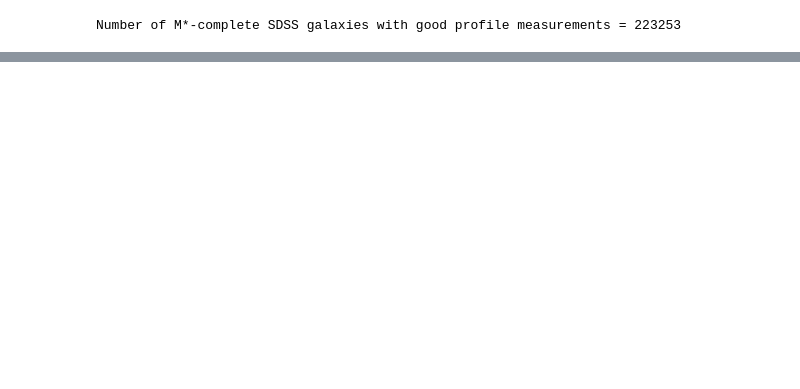
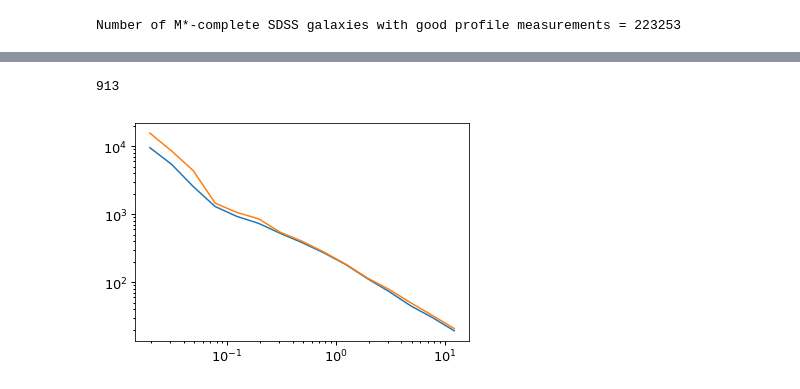
Before and after one commit to aphearin/galsize_models, a Jupyter notebook: notebooks/measure_sdss_size_dependent_clustering.ipynb, the cells around one changed output, grey strips where cells are left out. Cells and saved outputs as stored; diff of their text form; code cells hidden in the pictures; blank space fills up the shorter version.

```diff
--- a/notebooks/measure_sdss_size_dependent_clustering.ipynb
+++ b/notebooks/measure_sdss_size_dependent_clustering.ipynb
@@ -92,0 +202,21 @@ sdss_sm10p5_q_mendel13_disk_dom = sdss[sm10p5_mask & q_mask & mendel13_disk_dom_
+# %%
+len(sdss_sm10p5_gv_mendel13_disk_dom)
+# %% [output]
+913
+# %%
+fig, ax = plt.subplots(1, 1)
+
+__=ax.loglog()
+
+wp_dirname = "../../galsize_models/measurements/data/two_point_functions/"
+wp_fname = os.path.join(wp_dirname, 'sdss_sm10p0_wp.npy')
+wp2_fname = os.path.join(wp_dirname, 'sdss_sm10p5_wp.npy')
+rp_fname = os.path.join(wp_dirname, 'sdss_sm10p0_rp.npy')
+rp = np.load(rp_fname)
+wp = np.load(wp_fname)
+wp2 = np.load(wp2_fname)
+
+__=ax.plot(rp, wp)
+__=ax.plot(rp, wp2)
+# %% [output]
+[figure, added]
```
Also changed, not shown: parts of 10 cells of this notebook, 1 other file.
